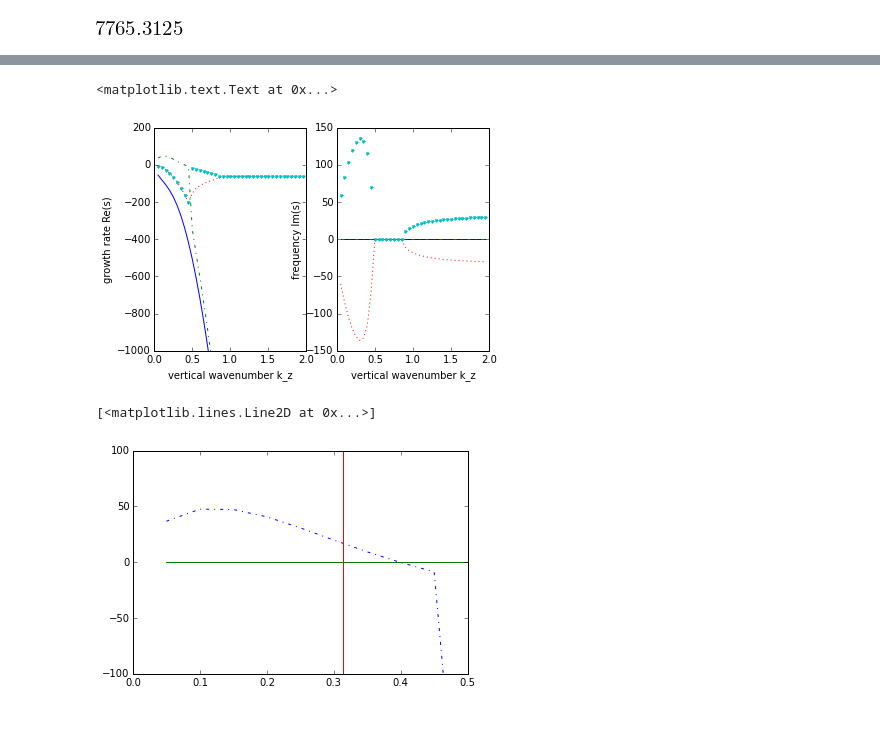
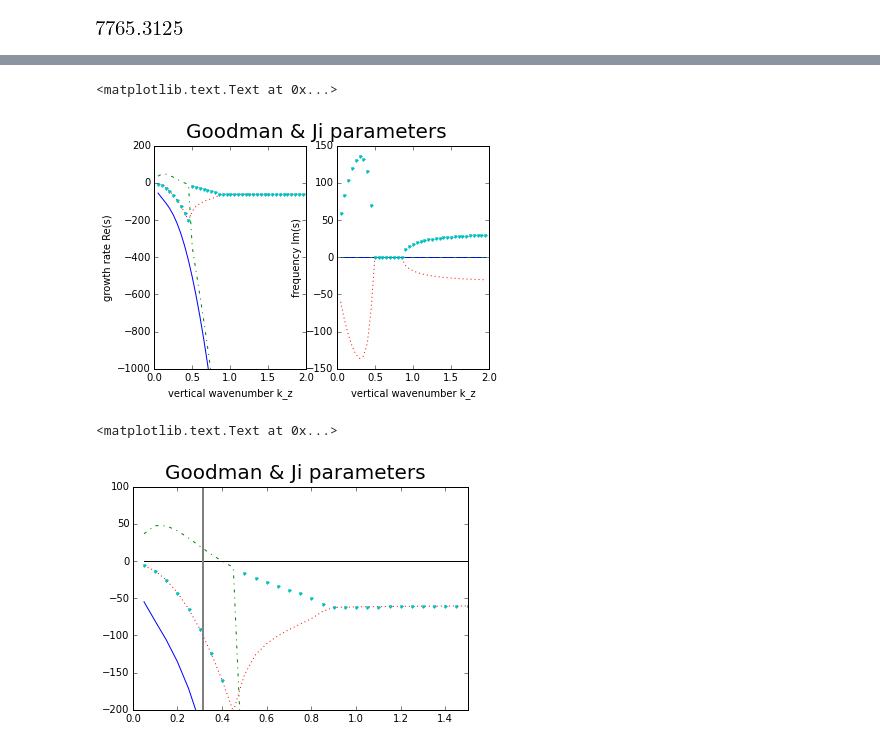
Before and after one commit to jsoishi/weakly_nonlinear_mri, a Jupyter notebook: python/widegap/Widegap dispersion relation.ipynb, the cells around one changed output, grey strips where cells are left out. Cells and saved outputs as stored; diff of their text form; code cells hidden in the pictures.

```diff
--- a/python/widegap/Widegap dispersion relation.ipynb
+++ b/python/widegap/Widegap dispersion relation.ipynb
@@ -110,33 +129,39 @@ for i in range(len(vertical_wavenumbers)):
 # %%
 plt.figure()
 ax = plt.subplot(121)
 ax.plot(vertical_wavenumbers, out1[:, 0].real)
 ax.plot(vertical_wavenumbers, out1[:, 1].real, '-.')
 ax.plot(vertical_wavenumbers, out1[:, 2].real, ':')
 ax.plot(vertical_wavenumbers, out1[:, 3].real, '.')
 ax.set_ylim(-1000, 200)
 
 ax.set_xlabel('vertical wavenumber k_z')
 ax.set_ylabel('growth rate Re(s)')
 
 ax = plt.subplot(122)
 ax.plot(vertical_wavenumbers, out1[:, 0].imag)
 ax.plot(vertical_wavenumbers, out1[:, 1].imag, '-.')
 ax.plot(vertical_wavenumbers, out1[:, 2].imag, ':')
 ax.plot(vertical_wavenumbers, out1[:, 3].imag, '.')
 
 ax.set_xlabel('vertical wavenumber k_z')
 ax.set_ylabel('frequency Im(s)')
+
+plt.suptitle("Goodman & Ji parameters", size = 20)
 # %% [output]
 <matplotlib.text.Text at 0x...>
-[figure, old version]
+[figure, new version]
 # %%
 plt.figure()
+plt.plot(vertical_wavenumbers, out1[:, 0].real)
 plt.plot(vertical_wavenumbers, out1[:, 1].real, '-.')
-plt.ylim(-100, 100)
-plt.xlim(0.0, 0.5)
-plt.plot(vertical_wavenumbers, np.zeros(len(vertical_wavenumbers)))
-plt.plot(np.ones(len(vertical_wavenumbers))*np.pi/10, np.linspace(-500, 200, len(vertical_wavenumbers)))
+plt.plot(vertical_wavenumbers, out1[:, 2].real, ':')
+plt.plot(vertical_wavenumbers, out1[:, 3].real, '.')
+plt.ylim(-200, 100)
+plt.xlim(0.0, 1.5)
+plt.plot(vertical_wavenumbers, np.zeros(len(vertical_wavenumbers)), color = "black")
+plt.plot(np.ones(len(vertical_wavenumbers))*np.pi/10, np.linspace(-500, 200, len(vertical_wavenumbers)), color = "gray", lw = 2)
+plt.suptitle("Goodman & Ji parameters", size = 20)
 # %% [output]
-[<matplotlib.lines.Line2D at 0x...>]
+<matplotlib.text.Text at 0x...>
-[figure, old version]
+[figure, new version]
```
Also changed, not shown: parts of 11 cells of this notebook, 1 other file.
